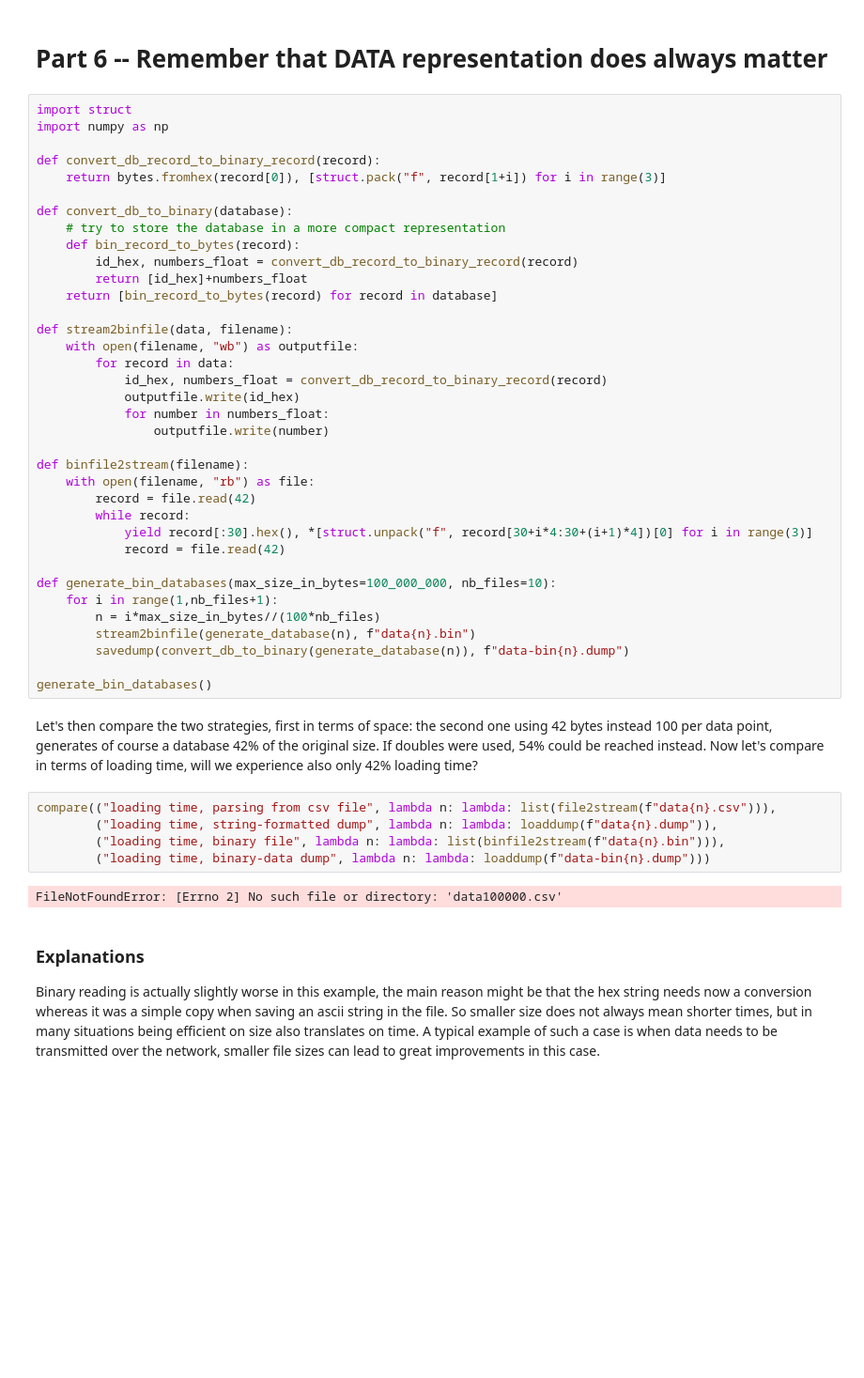
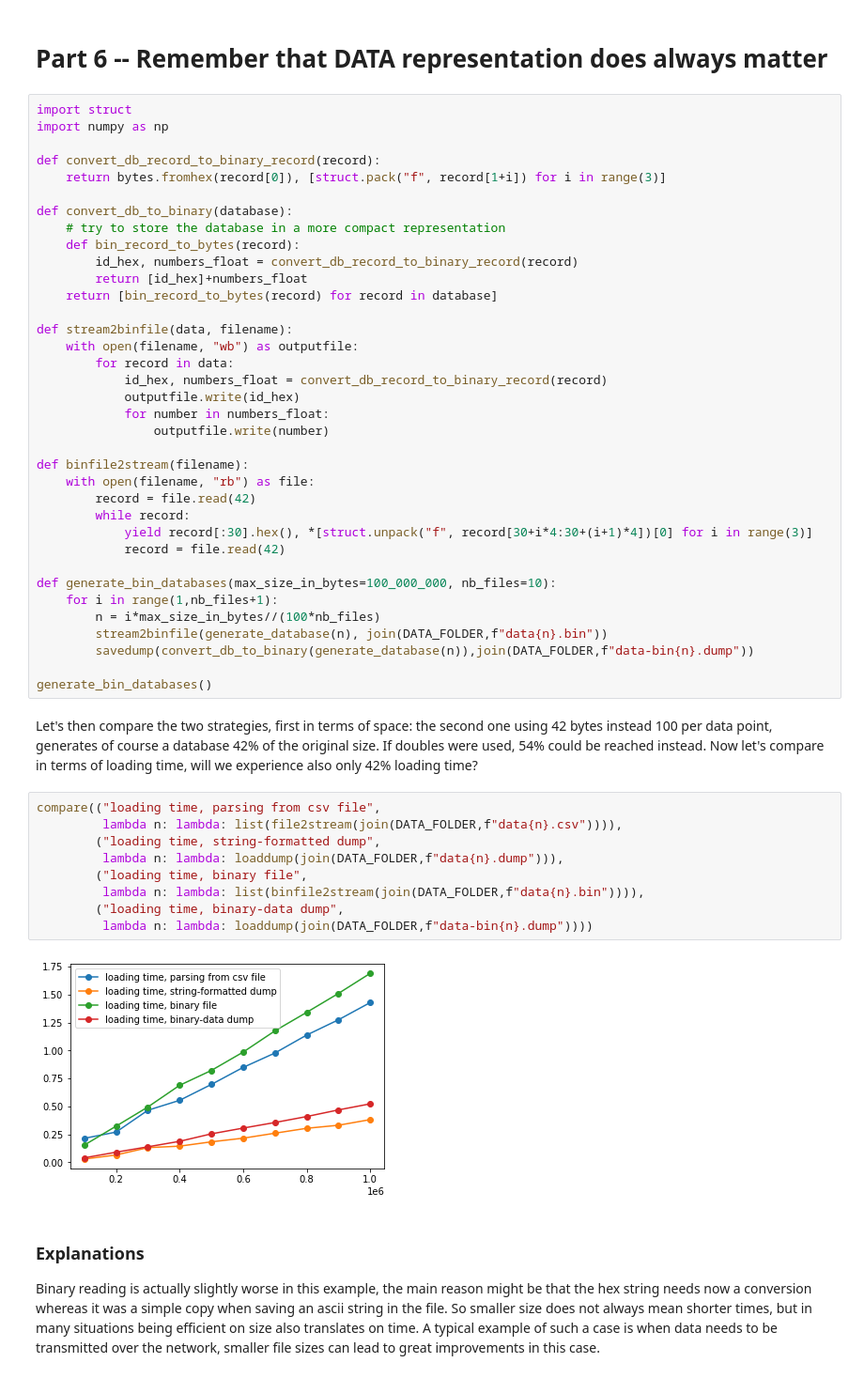
Before and after one commit to rduvignau/efficient-python-scripts, a Jupyter notebook: solution.ipynb, the cells around one changed output. Shown: that part at 94% size. Saved outputs shown, nothing was run; the diff lists cells and outputs as text; blank space fills up the shorter version.

```diff
--- a/solution.ipynb
+++ b/solution.ipynb
@@ -377,20 +379,24 @@ def binfile2stream(filename):
 def generate_bin_databases(max_size_in_bytes=100_000_000, nb_files=10):
     for i in range(1,nb_files+1):
         n = i*max_size_in_bytes//(100*nb_files)
-        stream2binfile(generate_database(n), f"data{n}.bin")
-        savedump(convert_db_to_binary(generate_database(n)), f"data-bin{n}.dump")
+        stream2binfile(generate_database(n), join(DATA_FOLDER,f"data{n}.bin"))
+        savedump(convert_db_to_binary(generate_database(n)),join(DATA_FOLDER,f"data-bin{n}.dump"))
 
 generate_bin_databases()
 # %% [markdown]
 Let's then compare the two strategies, first in terms of space: the second one using 42 bytes instead 100 per data point, generates of course a database 42% of the original size. If doubles were used, 54% could be reached instead.
 Now let's compare in terms of loading time, will we experience also only 42% loading time?
 # %%
-compare(("loading time, parsing from csv file", lambda n: lambda: list(file2stream(f"data{n}.csv"))),
-        ("loading time, string-formatted dump", lambda n: lambda: loaddump(f"data{n}.dump")),
-        ("loading time, binary file", lambda n: lambda: list(binfile2stream(f"data{n}.bin"))),
-        ("loading time, binary-data dump", lambda n: lambda: loaddump(f"data-bin{n}.dump")))
+compare(("loading time, parsing from csv file",
+         lambda n: lambda: list(file2stream(join(DATA_FOLDER,f"data{n}.csv")))),
+        ("loading time, string-formatted dump",
+         lambda n: lambda: loaddump(join(DATA_FOLDER,f"data{n}.dump"))),
+        ("loading time, binary file",
+         lambda n: lambda: list(binfile2stream(join(DATA_FOLDER,f"data{n}.bin")))),
+        ("loading time, binary-data dump",
+         lambda n: lambda: loaddump(join(DATA_FOLDER,f"data-bin{n}.dump"))))
 # %% [output]
-FileNotFoundError: [Errno 2] No such file or directory: 'data100000.csv'
+[figure, added]
 # %% [markdown]
 ### Explanations
 
```
Also changed, not shown: parts of 7 cells of this notebook.
